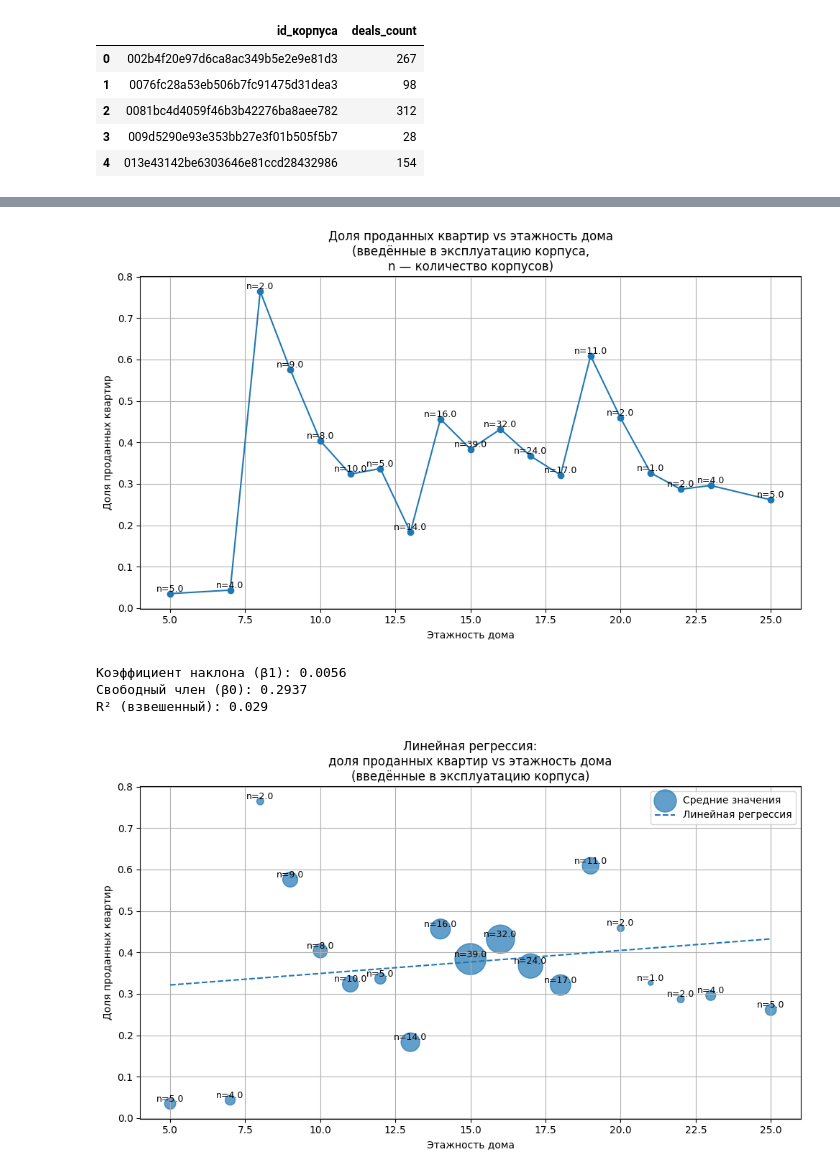
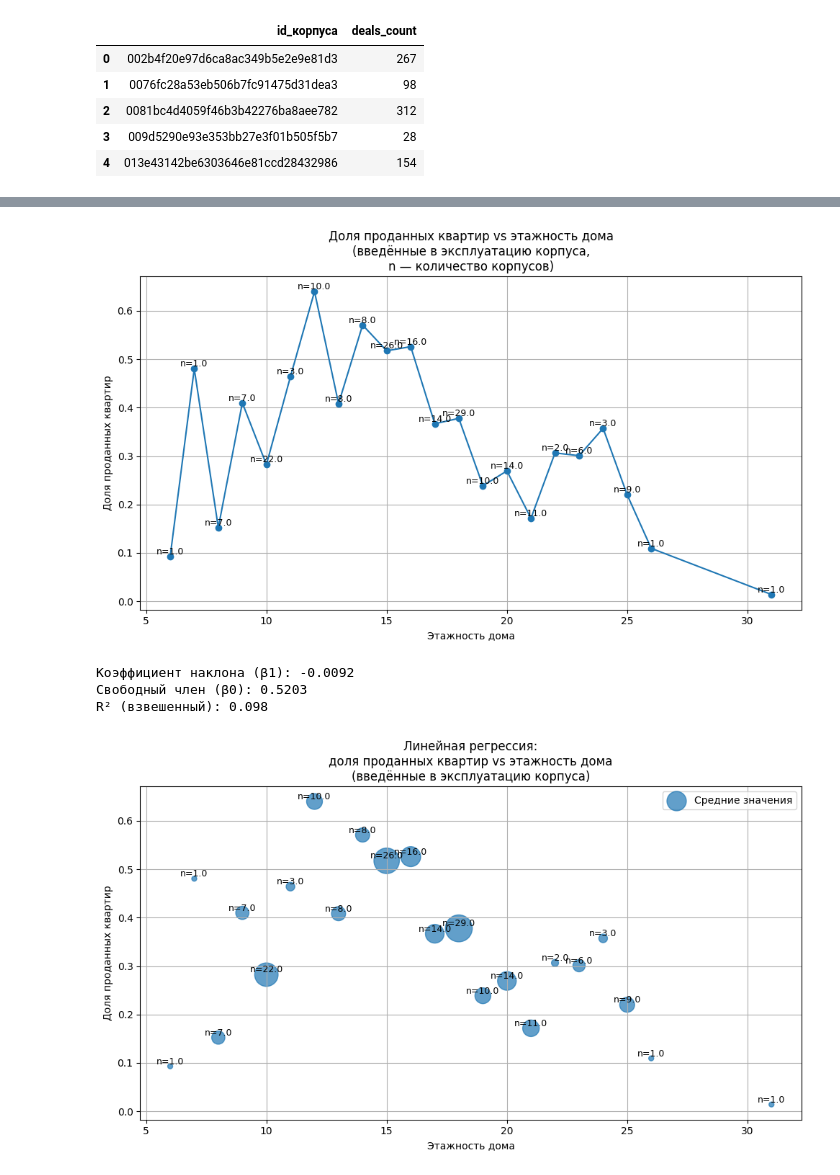
Before and after one commit to leofaraf/vibrosi, a Jupyter notebook: сorpus.ipynb, the cells around one changed output, grey strips where cells are left out. Drawn from its saved outputs; the diff is of its cells as text; code cells hidden in the pictures.

```diff
--- a/сorpus.ipynb
+++ b/сorpus.ipynb
@@ -17,6 +17,8 @@ projects_buildings_df = (
 
         # общее количество квартир в корпусе
         total_flats_in_building=("количество_лотов", "sum"),
+
+        плановая_дата_рвэ=("плановая_дата_рвэ", "first"),
     )
     .reset_index()
 )
@@ -77,6 +79,6 @@ projects_buildings_df
 # %%
 commissioned_buildings_df = projects_buildings_df[
-    projects_buildings_df["стадия_строительства"] == "Введен в эксплуатацию"
+    projects_buildings_df["стадия_строительства"] != "Введен в эксплуатацию"
 ].copy()
 
 commissioned_buildings_df["sales_share"] = (
@@ -126,7 +128,7 @@ plt.grid(True)
 plt.tight_layout()
 plt.show()
 # %% [output]
-[figure, old version]
+[figure, new version]
 # %%
 import numpy as np
 import matplotlib.pyplot as plt
@@ -163,41 +165,41 @@ plt.scatter(
     s=height_sales_share_commissioned_df["buildings_count"] * 25,
     alpha=0.7,
     label="Средние значения"
 )
 
-# линия регрессии
-plt.plot(
-    x_line,
-    y_line,
-    linestyle="--",
-    label="Линейная регрессия"
-)
+# # линия регрессии
+# plt.plot(
+#     x_line,
+#     y_line,
+#     linestyle="--",
+#     label="Линейная регрессия"
+# )
 
 # подписи n
 for _, row in height_sales_share_commissioned_df.iterrows():
     plt.text(
         row["building_floors_count"],
         row["mean_sales_share"],
         f'n={row["buildings_count"]}',
         fontsize=9,
         ha='center',
         va='bottom'
     )
 
 plt.xlabel("Этажность дома")
 plt.ylabel("Доля проданных квартир")
 plt.title(
     "Линейная регрессия:\n"
     "доля проданных квартир vs этажность дома\n"
     "(введённые в эксплуатацию корпуса)"
 )
 
 plt.legend()
 plt.grid(True)
 plt.tight_layout()
 plt.show()
 # %% [output]
-Коэффициент наклона (β1): 0.0056
-Свободный член (β0): 0.2937
-R² (взвешенный): 0.029
+Коэффициент наклона (β1): -0.0092
+Свободный член (β0): 0.5203
+R² (взвешенный): 0.098
-[figure, old version]
+[figure, new version]
```
Also changed, not shown: parts of 7 cells of this notebook.
